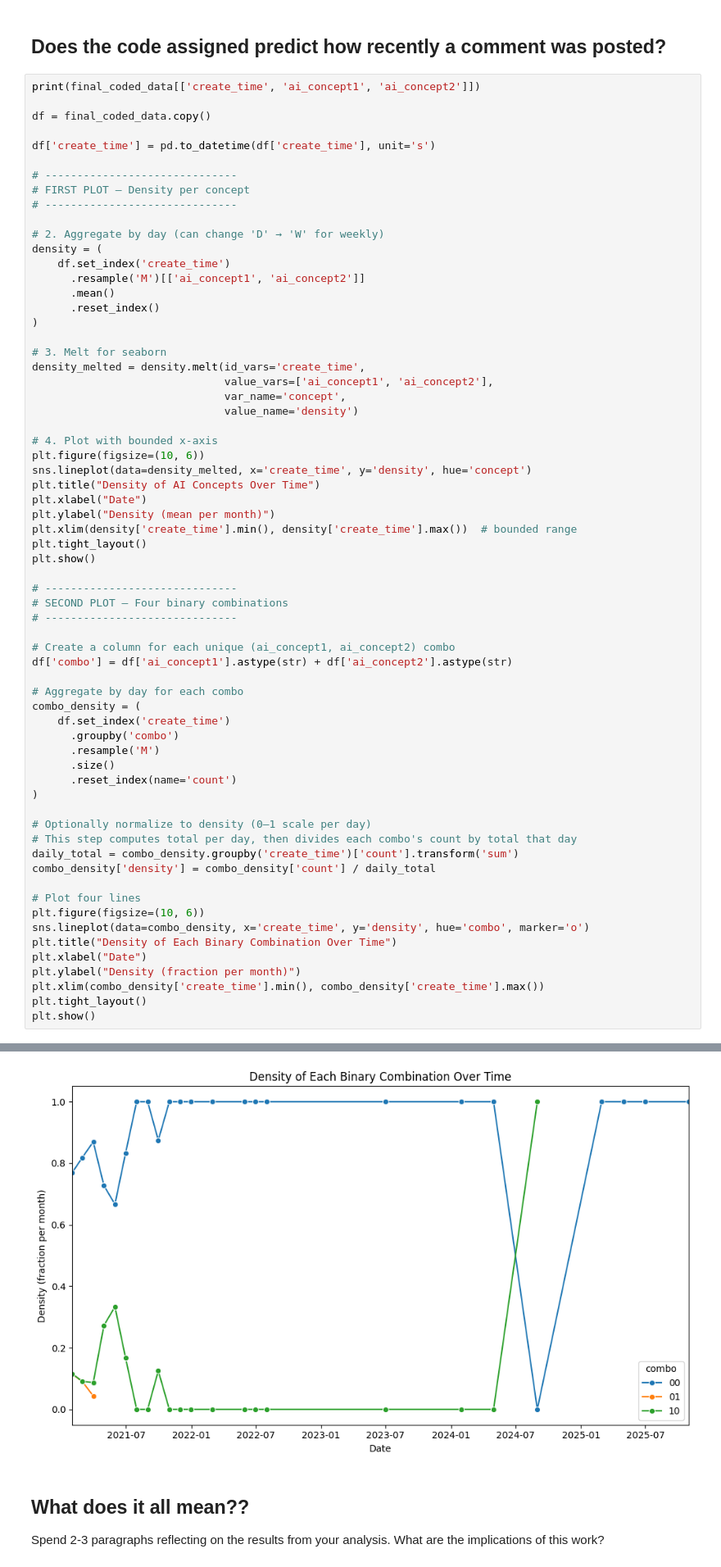
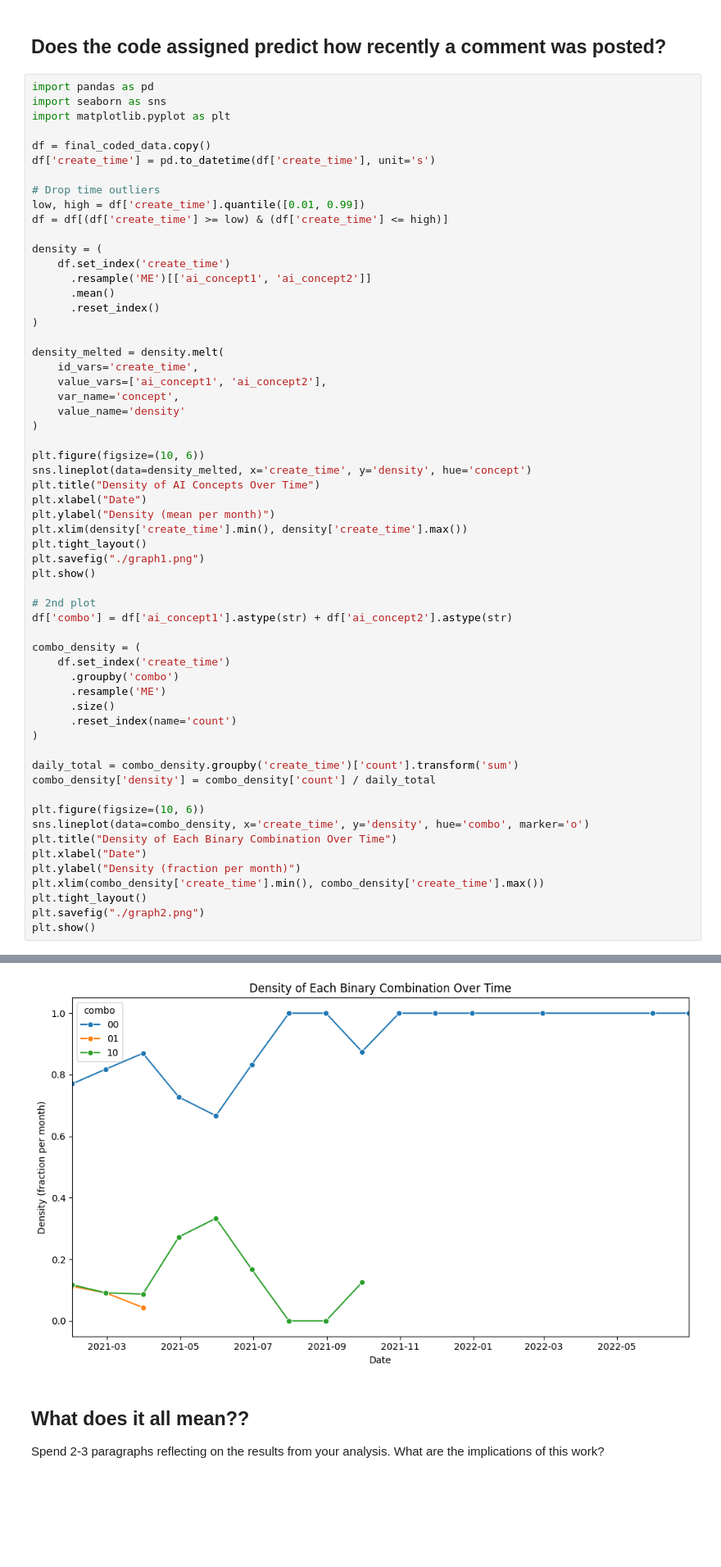
Before and after one commit to ezou626/comm4190_F25_TikTok_Task, a Jupyter notebook: 01_tiktok_task.ipynb, the cells around one changed output, grey strips where cells are left out. Shown at 82% size. Cells and saved outputs as stored; diff of their text form; blank space fills up the shorter version.

Commit message:
Add new graphs
new graphs

```diff
--- a/01_tiktok_task.ipynb
+++ b/01_tiktok_task.ipynb
@@ -507,62 +507,55 @@ You might need to inspect your data!
 # %% [markdown]
 ## Does the code assigned predict how recently a comment was posted?
 # %%
-print(final_coded_data[['create_time', 'ai_concept1', 'ai_concept2']])
+import pandas as pd
+import seaborn as sns
+import matplotlib.pyplot as plt
 
 df = final_coded_data.copy()
-
 df['create_time'] = pd.to_datetime(df['create_time'], unit='s')
 
-# ------------------------------
-# FIRST PLOT — Density per concept
-# ------------------------------
+# Drop time outliers
+low, high = df['create_time'].quantile([0.01, 0.99])
+df = df[(df['create_time'] >= low) & (df['create_time'] <= high)]
 
-# 2. Aggregate by day (can change 'D' → 'W' for weekly)
 density = (
     df.set_index('create_time')
-      .resample('M')[['ai_concept1', 'ai_concept2']]
+      .resample('ME')[['ai_concept1', 'ai_concept2']]
       .mean()
       .reset_index()
 )
 
-# 3. Melt for seaborn
-density_melted = density.melt(id_vars='create_time',
-                              value_vars=['ai_concept1', 'ai_concept2'],
-                              var_name='concept',
-                              value_name='density')
+density_melted = density.melt(
+    id_vars='create_time',
+    value_vars=['ai_concept1', 'ai_concept2'],
+    var_name='concept',
+    value_name='density'
+)
 
-# 4. Plot with bounded x-axis
 plt.figure(figsize=(10, 6))
 sns.lineplot(data=density_melted, x='create_time', y='density', hue='concept')
 plt.title("Density of AI Concepts Over Time")
 plt.xlabel("Date")
 plt.ylabel("Density (mean per month)")
-plt.xlim(density['create_time'].min(), density['create_time'].max())  # bounded range
+plt.xlim(density['create_time'].min(), density['create_time'].max())
 plt.tight_layout()
+plt.savefig("./graph1.png")
 plt.show()
 
-# ------------------------------
-# SECOND PLOT — Four binary combinations
-# ------------------------------
-
-# Create a column for each unique (ai_concept1, ai_concept2) combo
+# 2nd plot
 df['combo'] = df['ai_concept1'].astype(str) + df['ai_concept2'].astype(str)
 
-# Aggregate by day for each combo
 combo_density = (
     df.set_index('create_time')
       .groupby('combo')
-      .resample('M')
+      .resample('ME')
       .size()
       .reset_index(name='count')
 )
 
-# Optionally normalize to density (0–1 scale per day)
-# This step computes total per day, then divides each combo's count by total that day
 daily_total = combo_density.groupby('create_time')['count'].transform('sum')
 combo_density['density'] = combo_density['count'] / daily_total
 
-# Plot four lines
 plt.figure(figsize=(10, 6))
 sns.lineplot(data=combo_density, x='create_time', y='density', hue='combo', marker='o')
 plt.title("Density of Each Binary Combination Over Time")
@@ -570,5 +563,6 @@ plt.xlabel("Date")
 plt.ylabel("Density (fraction per month)")
 plt.xlim(combo_density['create_time'].min(), combo_density['create_time'].max())
 plt.tight_layout()
+plt.savefig("./graph2.png")
 plt.show()
 # %% [output]
@@ -590,4 +570,4 @@ plt.show()
-[figure, old version]
+[figure, new version]
 # %% [markdown]
 ## What does it all mean??
 Spend 2-3 paragraphs reflecting on the results from your analysis. What are the implications of this work?
```
Also changed, not shown: parts of 1 cell of this notebook, 2 other files.
